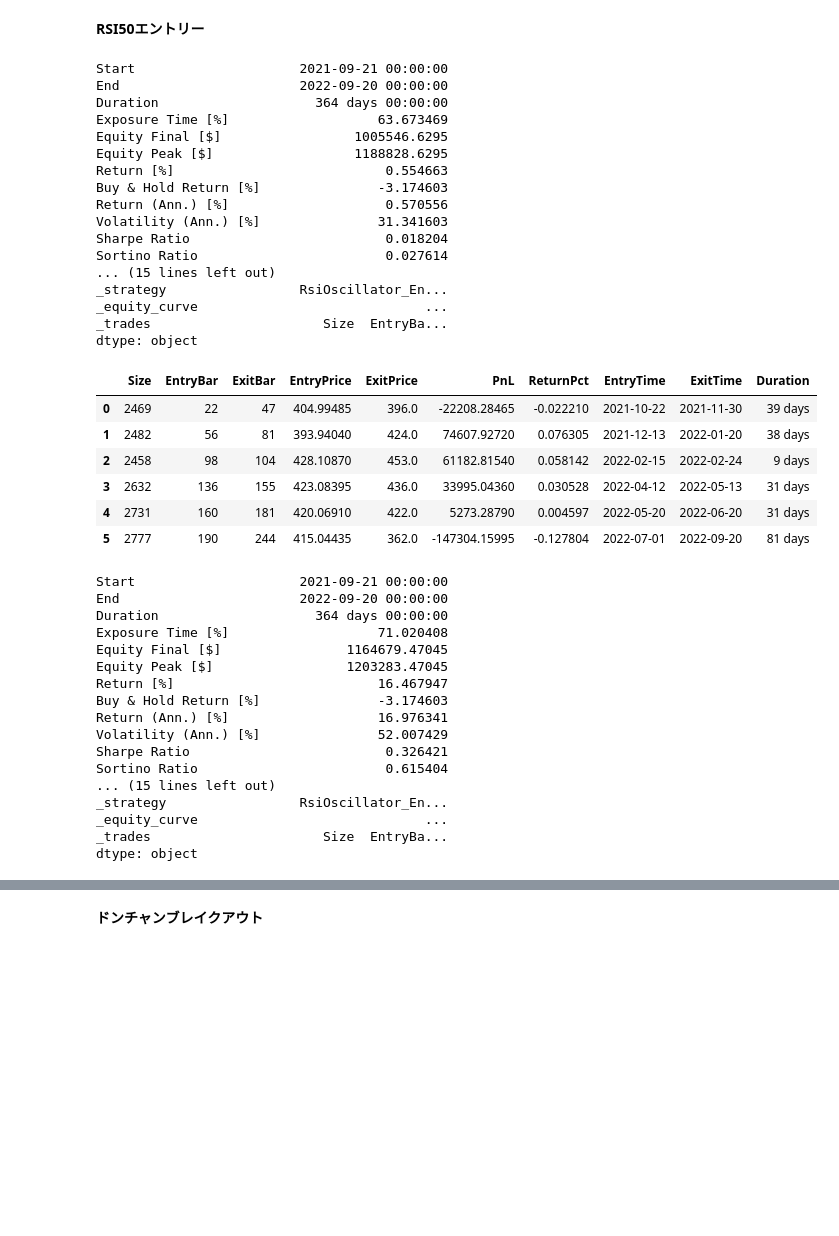
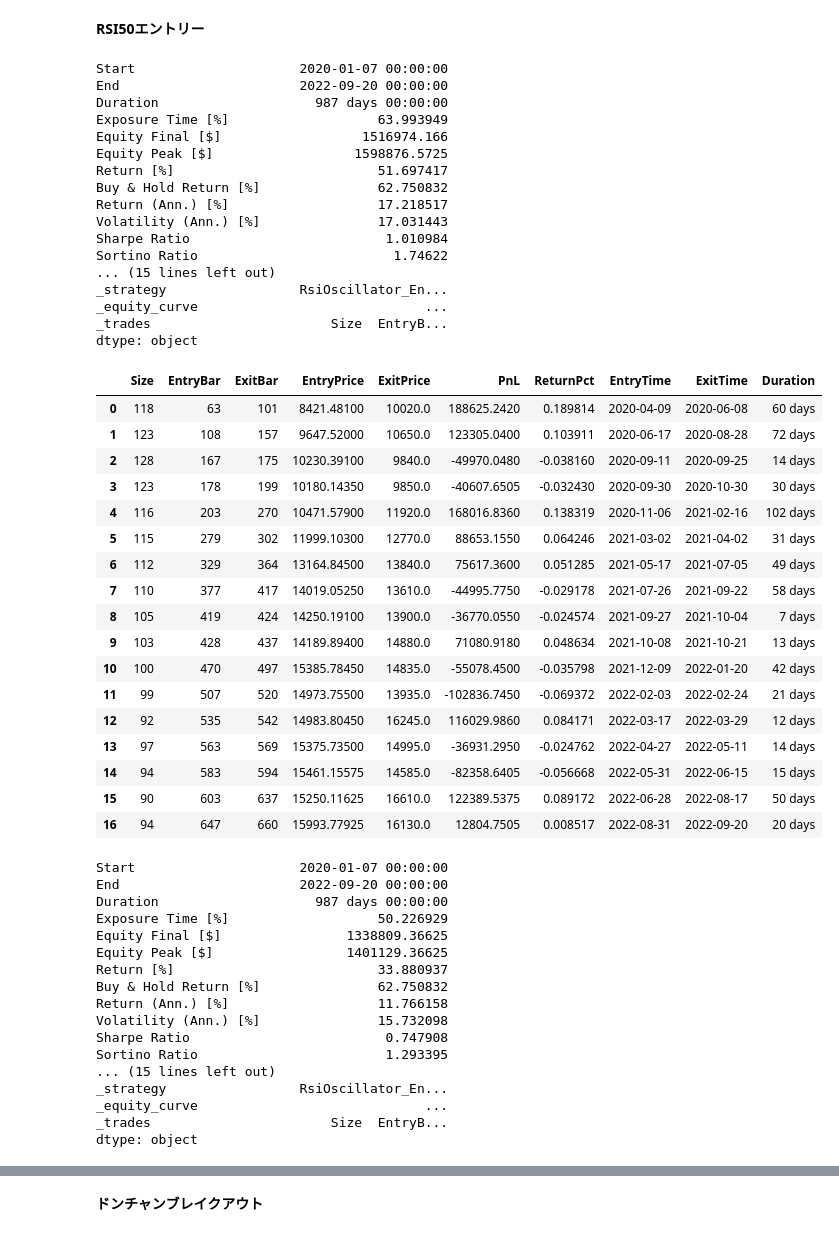
Before and after one commit to simari1/SystemTrade, a Jupyter notebook: Backtesting.py/0_DoBacktesting_Original.ipynb, the cells around one changed output, grey strips where cells are left out. Cells and saved outputs as stored; diff of their text form; code cells hidden in the pictures; blank space fills up the shorter version.

```diff
--- a/Backtesting.py/0_DoBacktesting_Original.ipynb
+++ b/Backtesting.py/0_DoBacktesting_Original.ipynb
@@ -12,18 +12,18 @@ import os
 import platform
 import psutil
 import numpy as np
+import BacktestingStrategies.Optimization as opt
 
 #https://www.sbisec.co.jp/ETGate/WPLETmgR001Control?OutSide=on&getFlg=on&burl=search_domestic&cat1=domestic&cat2=none&dir=info&file=domestic_info150818_01.html
 #https://www.morningstar.co.jp/etf_foreign/search.jsp
 # start = datetime.date(2021,1,1)
-start = datetime.datetime.today() + relativedelta.relativedelta(years=-1)
+start = datetime.datetime.today() + relativedelta.relativedelta(years=-5)
 end = datetime.date.today()
 # data = web.DataReader('7203.T', 'yahoo', start, end)  #toyota
 # data = web.DataReader('1321.T', 'yahoo', start, end)  #(NEXT FUNDS)日経225連動型上場投信
 # data = web.DataReader('1570.T', 'yahoo', start, end)  #NEXT FUNDS 日経平均レバレッジ・インデックス連動型上場投信
-data = web.DataReader('1357.T', 'yahoo', start, end)  #NEXT FUNDS 日経平均ダブルインバース・インデックス連動型上場投信
-# data = web.DataReader('1655.T', 'yahoo', start, end)  #iシェアーズ S&P500 米国株 ETF　→　取得されるデータがおかしい？？
-# data = web.DataReader('2558.T', 'yahoo', start, end)  #MAXIS 米国株式(S&P500)上場投信
+# data = web.DataReader('1357.T', 'yahoo', start, end)  #NEXT FUNDS 日経平均ダブルインバース・インデックス連動型上場投信
+data = web.DataReader('2558.T', 'yahoo', start, end)  #MAXIS 米国株式(S&P500)上場投信
 # data = web.DataReader('2631.T', 'yahoo', start, end)  #MAXIS ナスダック100上場投信
 # data = web.DataReader('2559.T', 'yahoo', start, end)    #MAXIS 全世界株式(オール・カントリー)上場投信
 
@@ -775,71 +938,83 @@ dtype: object
 # %%
 import BacktestingStrategies.Strategy_RsiOscillator as btstrsi50
 importlib.reload(btstrsi50)
+importlib.reload(opt)
 
 # バックテストを設定
 bt = Backtest(
     data, # チャートデータ
     btstrsi50.RsiOscillator_Entry50, # 売買戦略
     cash=initial, # 最初の所持金
     commission=0.00495, # 取引手数料
     margin=1.0, # レバレッジ倍率の逆数（0.5で2倍レバレッジ）
     trade_on_close=False, # True：現在の終値で取引，False：次の時間の始値で取引
     exclusive_orders=True #自動でポジションをクローズ(オープン)
 )
 execute_backtest(bt)
 
 if position == 1:
     # バックテストを設定
     bt = Backtest(
         data, # チャートデータ
         btstrsi50.RsiOscillator_Entry50_WithShortPosition, # 売買戦略
         cash=initial, # 最初の所持金
         commission=0.00495, # 取引手数料
         margin=1.0, # レバレッジ倍率の逆数（0.5で2倍レバレッジ）
         trade_on_close=False, # True：現在の終値で取引，False：次の時間の始値で取引
         exclusive_orders=True #自動でポジションをクローズ(オープン)
     )
     execute_backtest(bt)
 # %% [output]
-Start                     2021-09-21 00:00:00
+Start                     2020-01-07 00:00:00
 End                       2022-09-20 00:00:00
-Duration                    364 days 00:00:00
-Exposure Time [%]                   63.673469
-Equity Final [$]                 1005546.6295
-Equity Peak [$]                  1188828.6295
-Return [%]                           0.554663
-Buy & Hold Return [%]               -3.174603
-Return (Ann.) [%]                    0.570556
-Volatility (Ann.) [%]               31.341603
-Sharpe Ratio                         0.018204
-Sortino Ratio                        0.027614
+Duration                    987 days 00:00:00
+Exposure Time [%]                   63.993949
+Equity Final [$]                  1516974.166
+Equity Peak [$]                  1598876.5725
+Return [%]                          51.697417
+Buy & Hold Return [%]               62.750832
+Return (Ann.) [%]                   17.218517
+Volatility (Ann.) [%]               17.031443
+Sharpe Ratio                         1.010984
+Sortino Ratio                         1.74622
 ... (15 lines left out)
 _strategy                 RsiOscillator_En...
 _equity_curve                             ...
-_trades                      Size  EntryBa...
+_trades                       Size  EntryB...
 dtype: object
 |  | Size | EntryBar | ExitBar | EntryPrice | ExitPrice | PnL | ReturnPct | EntryTime | ExitTime | Duration |
-| 0 | 2469 | 22 | 47 | 404.99485 | 396.0 | -22208.28465 | -0.022210 | 2021-10-22 | 2021-11-30 | 39 days |
-| 1 | 2482 | 56 | 81 | 393.94040 | 424.0 | 74607.92720 | 0.076305 | 2021-12-13 | 2022-01-20 | 38 days |
-| 2 | 2458 | 98 | 104 | 428.10870 | 453.0 | 61182.81540 | 0.058142 | 2022-02-15 | 2022-02-24 | 9 days |
-| 3 | 2632 | 136 | 155 | 423.08395 | 436.0 | 33995.04360 | 0.030528 | 2022-04-12 | 2022-05-13 | 31 days |
-| 4 | 2731 | 160 | 181 | 420.06910 | 422.0 | 5273.28790 | 0.004597 | 2022-05-20 | 2022-06-20 | 31 days |
-| 5 | 2777 | 190 | 244 | 415.04435 | 362.0 | -147304.15995 | -0.127804 | 2022-07-01 | 2022-09-20 | 81 days |
+| 0 | 118 | 63 | 101 | 8421.48100 | 10020.0 | 188625.2420 | 0.189814 | 2020-04-09 | 2020-06-08 | 60 days |
+| 1 | 123 | 108 | 157 | 9647.52000 | 10650.0 | 123305.0400 | 0.103911 | 2020-06-17 | 2020-08-28 | 72 days |
+| 2 | 128 | 167 | 175 | 10230.39100 | 9840.0 | -49970.0480 | -0.038160 | 2020-09-11 | 2020-09-25 | 14 days |
+| 3 | 123 | 178 | 199 | 10180.14350 | 9850.0 | -40607.6505 | -0.032430 | 2020-09-30 | 2020-10-30 | 30 days |
+| 4 | 116 | 203 | 270 | 10471.57900 | 11920.0 | 168016.8360 | 0.138319 | 2020-11-06 | 2021-02-16 | 102 days |
+| 5 | 115 | 279 | 302 | 11999.10300 | 12770.0 | 88653.1550 | 0.064246 | 2021-03-02 | 2021-04-02 | 31 days |
+| 6 | 112 | 329 | 364 | 13164.84500 | 13840.0 | 75617.3600 | 0.051285 | 2021-05-17 | 2021-07-05 | 49 days |
+| 7 | 110 | 377 | 417 | 14019.05250 | 13610.0 | -44995.7750 | -0.029178 | 2021-07-26 | 2021-09-22 | 58 days |
+| 8 | 105 | 419 | 424 | 14250.19100 | 13900.0 | -36770.0550 | -0.024574 | 2021-09-27 | 2021-10-04 | 7 days |
+| 9 | 103 | 428 | 437 | 14189.89400 | 14880.0 | 71080.9180 | 0.048634 | 2021-10-08 | 2021-10-21 | 13 days |
+| 10 | 100 | 470 | 497 | 15385.78450 | 14835.0 | -55078.4500 | -0.035798 | 2021-12-09 | 2022-01-20 | 42 days |
+| 11 | 99 | 507 | 520 | 14973.75500 | 13935.0 | -102836.7450 | -0.069372 | 2022-02-03 | 2022-02-24 | 21 days |
+| 12 | 92 | 535 | 542 | 14983.80450 | 16245.0 | 116029.9860 | 0.084171 | 2022-03-17 | 2022-03-29 | 12 days |
+| 13 | 97 | 563 | 569 | 15375.73500 | 14995.0 | -36931.2950 | -0.024762 | 2022-04-27 | 2022-05-11 | 14 days |
+| 14 | 94 | 583 | 594 | 15461.15575 | 14585.0 | -82358.6405 | -0.056668 | 2022-05-31 | 2022-06-15 | 15 days |
+| 15 | 90 | 603 | 637 | 15250.11625 | 16610.0 | 122389.5375 | 0.089172 | 2022-06-28 | 2022-08-17 | 50 days |
+| 16 | 94 | 647 | 660 | 15993.77925 | 16130.0 | 12804.7505 | 0.008517 | 2022-08-31 | 2022-09-20 | 20 days |
-Start                     2021-09-21 00:00:00
+Start                     2020-01-07 00:00:00
 End                       2022-09-20 00:00:00
-Duration                    364 days 00:00:00
-Exposure Time [%]                   71.020408
-Equity Final [$]                1164679.47045
-Equity Peak [$]                 1203283.47045
-Return [%]                          16.467947
-Buy & Hold Return [%]               -3.174603
-Return (Ann.) [%]                   16.976341
-Volatility (Ann.) [%]               52.007429
-Sharpe Ratio                         0.326421
-Sortino Ratio                        0.615404
+Duration                    987 days 00:00:00
+Exposure Time [%]                   50.226929
+Equity Final [$]                1338809.36625
+Equity Peak [$]                 1401129.36625
+Return [%]                          33.880937
+Buy & Hold Return [%]               62.750832
+Return (Ann.) [%]                   11.766158
+Volatility (Ann.) [%]               15.732098
+Sharpe Ratio                         0.747908
+Sortino Ratio                        1.293395
 ... (15 lines left out)
 _strategy                 RsiOscillator_En...
 _equity_curve                             ...
-_trades                      Size  EntryBa...
+_trades                       Size  EntryB...
 dtype: object
 |  | Size | EntryBar | ExitBar | EntryPrice | ExitPrice | PnL | ReturnPct | EntryTime | ExitTime | Duration |
```
Also changed, not shown: parts of 8 cells of this notebook, 4 other files.
